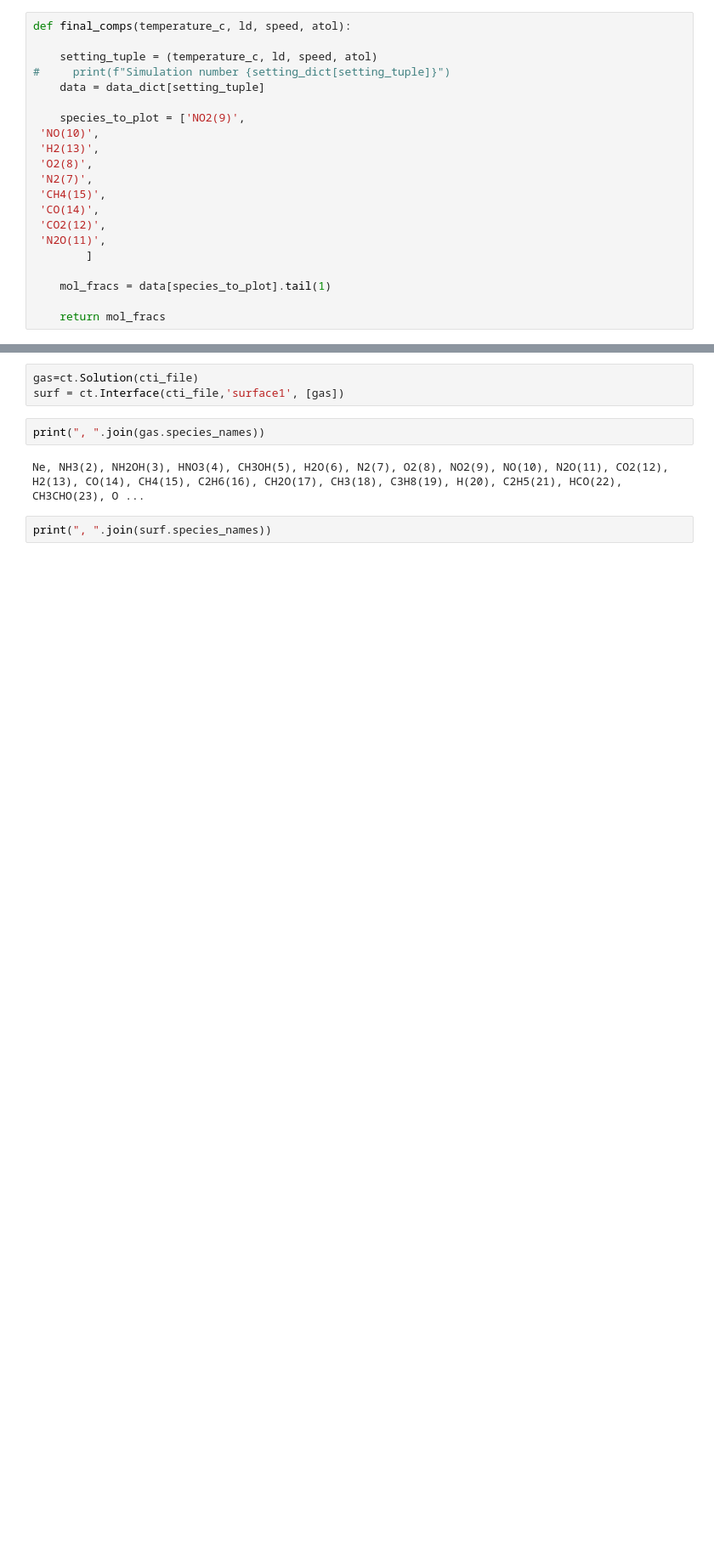
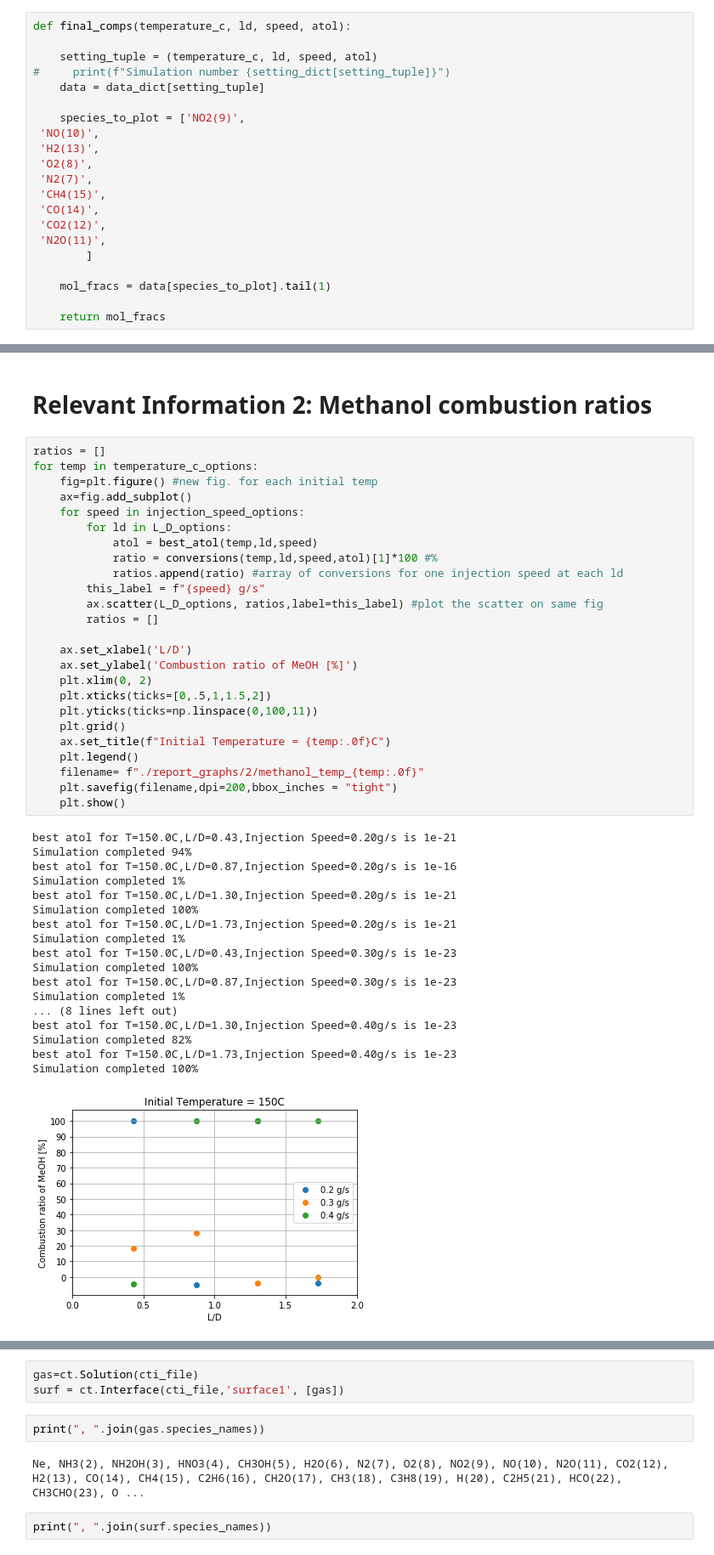
Before and after one commit to ChrisBNEU/HAN, a Jupyter notebook: CanteraModels/rocketman-graph-analyze.ipynb, the cells around one changed output, grey strips where cells are left out. Shown at 85% size. Saved outputs shown, nothing was run; the diff lists cells and outputs as text; blank space fills up the shorter version.

```diff
--- a/CanteraModels/rocketman-graph-analyze.ipynb
+++ b/CanteraModels/rocketman-graph-analyze.ipynb
@@ -106,0 +238,46 @@ def final_comps(temperature_c, ld, speed, atol):
+# %% [markdown]
+# Relevant Information 2: Methanol combustion ratios
+# %%
+ratios = []
+for temp in temperature_c_options:
+    fig=plt.figure() #new fig. for each initial temp
+    ax=fig.add_subplot()
+    for speed in injection_speed_options:
+        for ld in L_D_options:
+            atol = best_atol(temp,ld,speed)
+            ratio = conversions(temp,ld,speed,atol)[1]*100 #%
+            ratios.append(ratio) #array of conversions for one injection speed at each ld
+        this_label = f"{speed} g/s"
+        ax.scatter(L_D_options, ratios,label=this_label) #plot the scatter on same fig
+        ratios = []
+
+    ax.set_xlabel('L/D')
+    ax.set_ylabel('Combustion ratio of MeOH [%]')
+    plt.xlim(0, 2)
+    plt.xticks(ticks=[0,.5,1,1.5,2])
+    plt.yticks(ticks=np.linspace(0,100,11))
+    plt.grid()
+    ax.set_title(f"Initial Temperature = {temp:.0f}C")
+    plt.legend()
+    filename= f"./report_graphs/2/methanol_temp_{temp:.0f}"
+    plt.savefig(filename,dpi=200,bbox_inches = "tight")
+    plt.show()
+# %% [output]
+best atol for T=150.0C,L/D=0.43,Injection Speed=0.20g/s is 1e-21
+Simulation completed 94%
+best atol for T=150.0C,L/D=0.87,Injection Speed=0.20g/s is 1e-16
+Simulation completed 1%
+best atol for T=150.0C,L/D=1.30,Injection Speed=0.20g/s is 1e-21
+Simulation completed 100%
+best atol for T=150.0C,L/D=1.73,Injection Speed=0.20g/s is 1e-21
+Simulation completed 1%
+best atol for T=150.0C,L/D=0.43,Injection Speed=0.30g/s is 1e-23
+Simulation completed 100%
+best atol for T=150.0C,L/D=0.87,Injection Speed=0.30g/s is 1e-23
+Simulation completed 1%
+... (8 lines left out)
+best atol for T=150.0C,L/D=1.30,Injection Speed=0.40g/s is 1e-23
+Simulation completed 82%
+best atol for T=150.0C,L/D=1.73,Injection Speed=0.40g/s is 1e-23
+Simulation completed 100%
+[figure, added]
```
Also changed, not shown: parts of 12 cells of this notebook, 18 other files.
